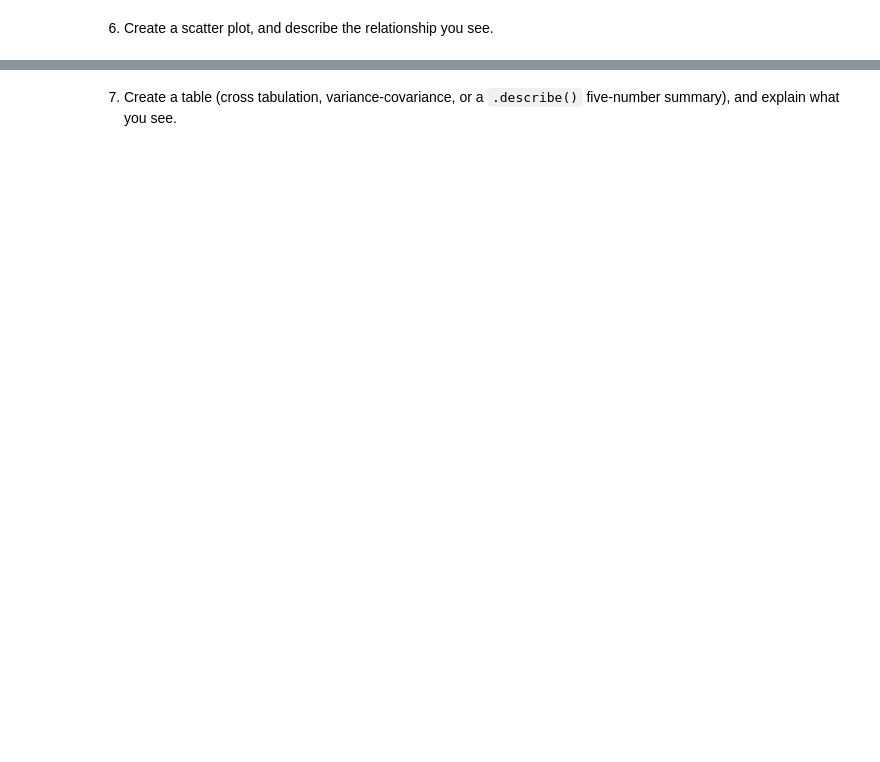
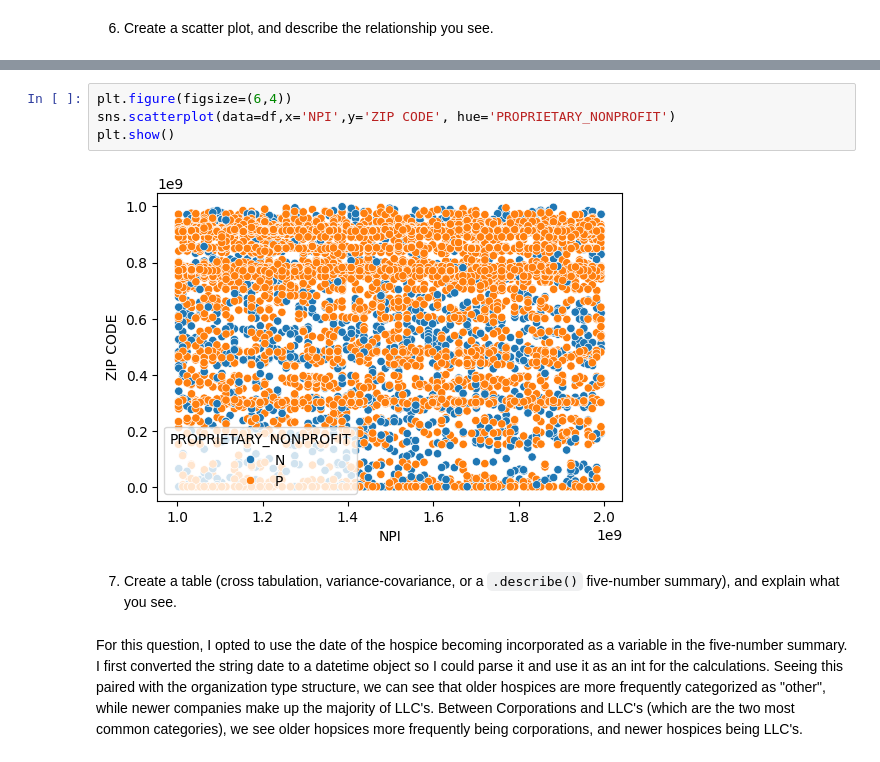
Before and after one commit to jennyschilling/visualization, a Jupyter notebook: assignment/assignment.ipynb, the cells around one changed output, grey strips where cells are left out. Saved outputs shown, nothing was run; the diff lists cells and outputs as text; blank space fills up the shorter version.

Commit message:
Finished visualization assignment

```diff
--- a/assignment/assignment.ipynb
+++ b/assignment/assignment.ipynb
@@ -299,2 +303,10 @@ The histograms of enrollment state and incorporation state are mostly the same,
+# %%
+plt.figure(figsize=(6,4))
+sns.scatterplot(data=df,x='NPI',y='ZIP CODE', hue='PROPRIETARY_NONPROFIT')
+plt.show()
+# %% [output]
+[figure, added]
 # %% [markdown]
 7. Create a table (cross tabulation, variance-covariance, or a `.describe()` five-number summary), and explain what you see.
+# %% [markdown]
+For this question, I opted to use the date of the hospice becoming incorporated as a variable in the five-number summary. I first converted the string date to a datetime object so I could parse it and use it as an int for the calculations. Seeing this paired with the organization type structure, we can see that older hospices are more frequently categorized as "other", while newer companies make up the majority of LLC's. Between Corporations and LLC's (which are the two most common categories), we see older hopsices more frequently being corporations, and newer hospices being LLC's.
```
Also changed, not shown: parts of 7 cells of this notebook.
